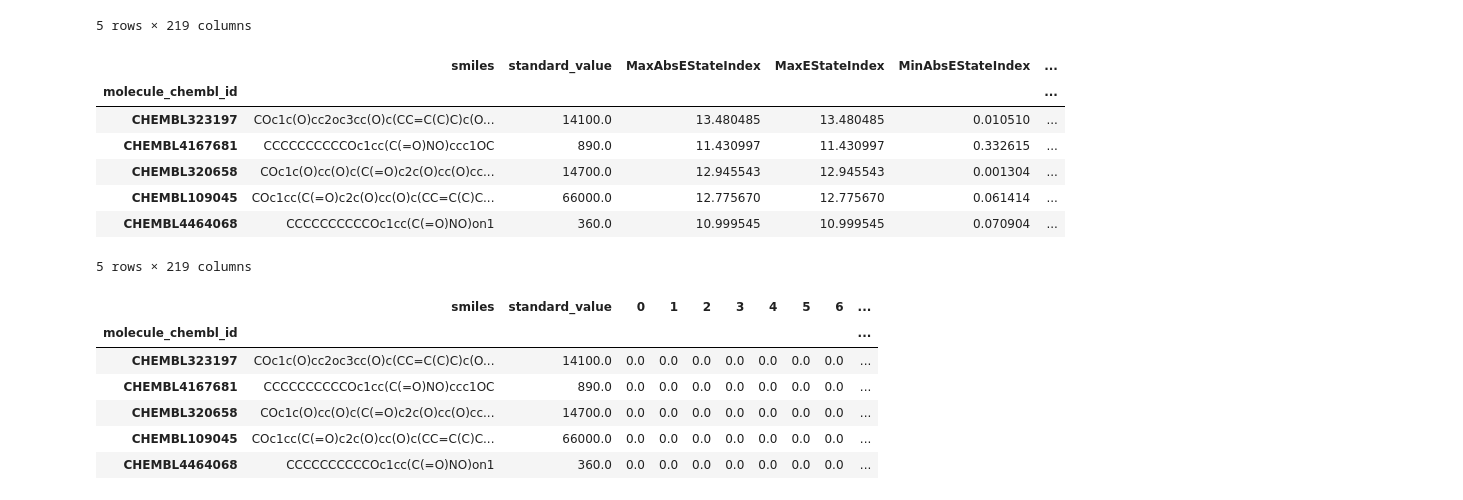
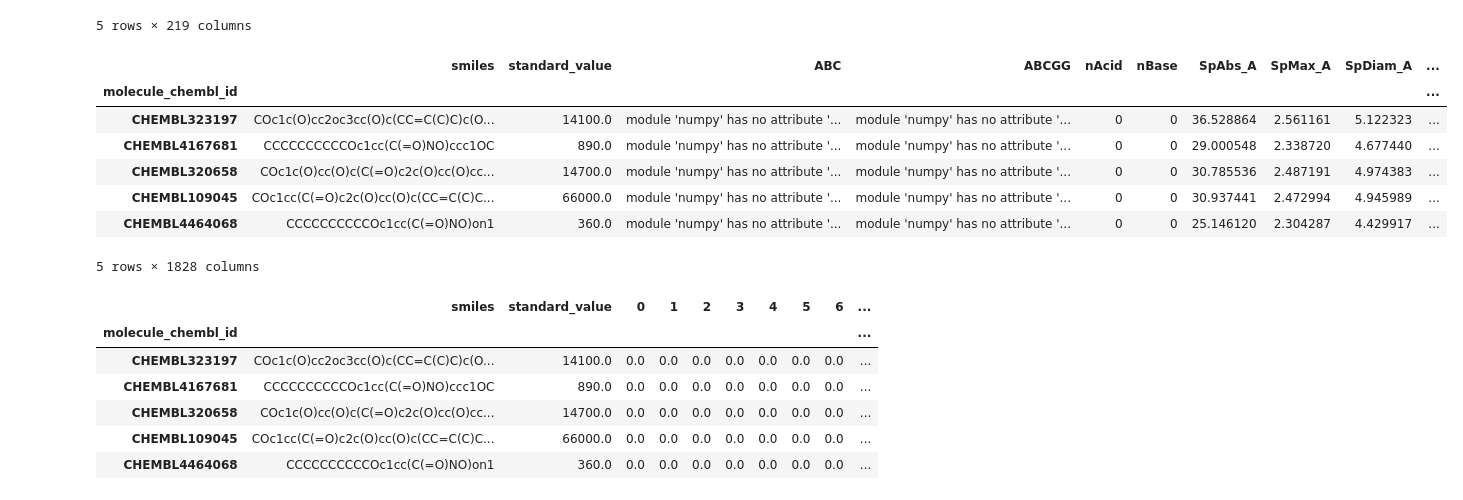
Before and after one commit to martilut/alzheimer-generative-design, a Jupyter notebook: data_processing.ipynb, the cells around one changed output. Cells and saved outputs as stored; diff of their text form; code cells hidden in the pictures.

Commit message:
Fixed mordred

```diff
--- a/data_processing.ipynb
+++ b/data_processing.ipynb
@@ -48,17 +48,17 @@ rdkit_desc.head()
 # %%
 from predictor.descriptor_computer import get_desc_dataset
 
 mordred_desc = get_desc_dataset(target_id, "mordred")
-rdkit_desc.head()
+mordred_desc.head()
 # %% [output]
-|  | smiles | standard_value | MaxAbsEStateIndex | MaxEStateIndex | MinAbsEStateIndex | ... |
-| molecule_chembl_id |  |  |  |  |  | ... |
-| CHEMBL323197 | COc1c(O)cc2oc3cc(O)c(CC=C(C)C)c(O... | 14100.0 | 13.480485 | 13.480485 | 0.010510 | ... |
-| CHEMBL4167681 | CCCCCCCCCCOc1cc(C(=O)NO)ccc1OC | 890.0 | 11.430997 | 11.430997 | 0.332615 | ... |
-| CHEMBL320658 | COc1c(O)cc(O)c(C(=O)c2c(O)cc(O)cc... | 14700.0 | 12.945543 | 12.945543 | 0.001304 | ... |
-| CHEMBL109045 | COc1cc(C(=O)c2c(O)cc(O)c(CC=C(C)C... | 66000.0 | 12.775670 | 12.775670 | 0.061414 | ... |
-| CHEMBL4464068 | CCCCCCCCCCOc1cc(C(=O)NO)on1 | 360.0 | 10.999545 | 10.999545 | 0.070904 | ... |
+|  | smiles | standard_value | ABC | ABCGG | nAcid | nBase | SpAbs_A | SpMax_A | SpDiam_A | ... |
+| molecule_chembl_id |  |  |  |  |  |  |  |  |  | ... |
+| CHEMBL323197 | COc1c(O)cc2oc3cc(O)c(CC=C(C)C)c(O... | 14100.0 | module 'numpy' has no attribute '... | module 'numpy' has no attribute '... | 0 | 0 | 36.528864 | 2.561161 | 5.122323 | ... |
+| CHEMBL4167681 | CCCCCCCCCCOc1cc(C(=O)NO)ccc1OC | 890.0 | module 'numpy' has no attribute '... | module 'numpy' has no attribute '... | 0 | 0 | 29.000548 | 2.338720 | 4.677440 | ... |
+| CHEMBL320658 | COc1c(O)cc(O)c(C(=O)c2c(O)cc(O)cc... | 14700.0 | module 'numpy' has no attribute '... | module 'numpy' has no attribute '... | 0 | 0 | 30.785536 | 2.487191 | 4.974383 | ... |
+| CHEMBL109045 | COc1cc(C(=O)c2c(O)cc(O)c(CC=C(C)C... | 66000.0 | module 'numpy' has no attribute '... | module 'numpy' has no attribute '... | 0 | 0 | 30.937441 | 2.472994 | 4.945989 | ... |
+| CHEMBL4464068 | CCCCCCCCCCOc1cc(C(=O)NO)on1 | 360.0 | module 'numpy' has no attribute '... | module 'numpy' has no attribute '... | 0 | 0 | 25.146120 | 2.304287 | 4.429917 | ... |
-5 rows × 219 columns
+5 rows × 1828 columns
 # %%
 from predictor.fingerprint_computer import get_fp_dataset
 from rdkit.Chem import rdFingerprintGenerator
```
